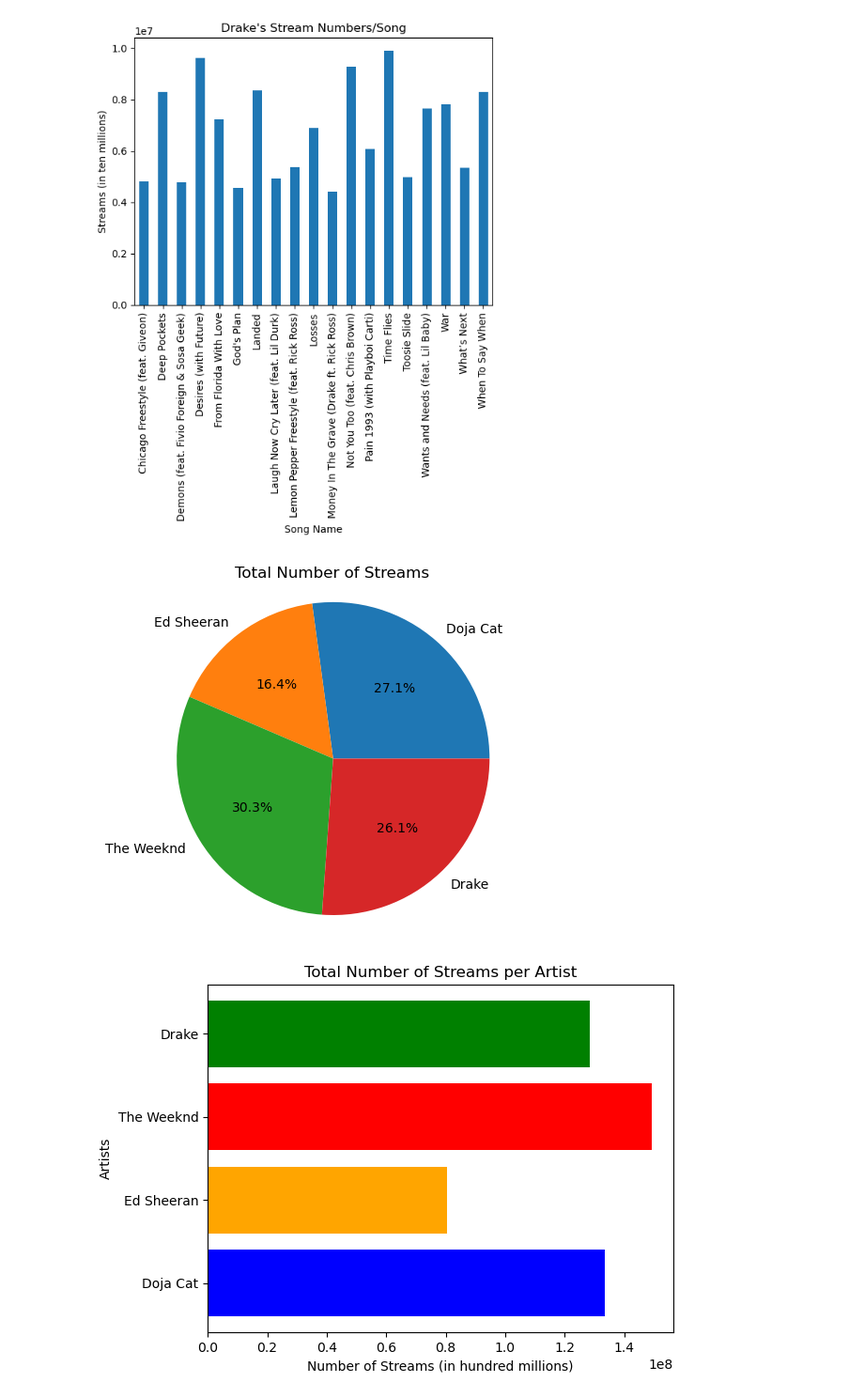
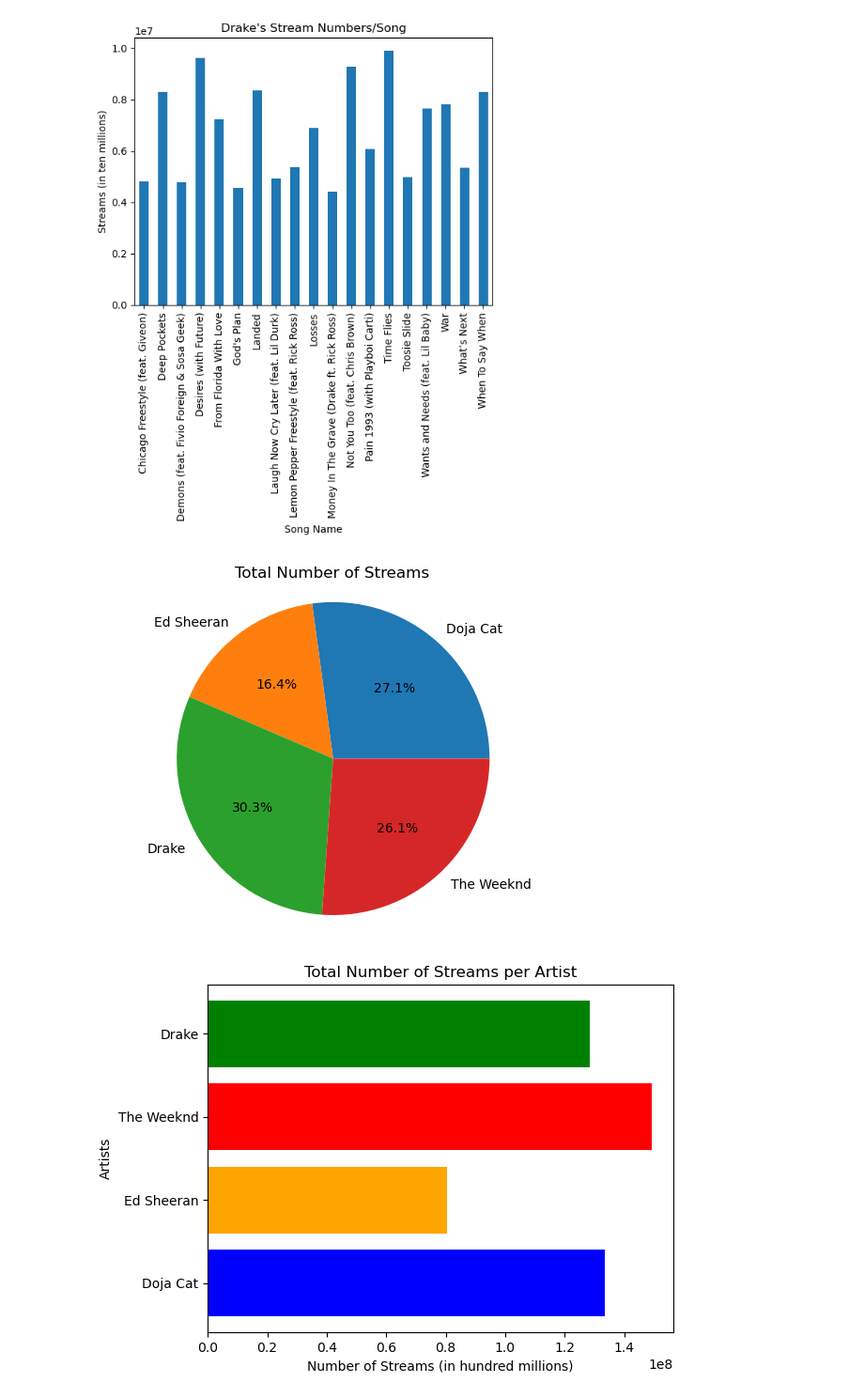
Before and after one commit to AoSxOrca/Project-1, a Jupyter notebook: project1_sewit-notebook.ipynb, the cells around one changed output. Shown at 94% size. Cells and saved outputs as stored; diff of their text form; code cells hidden in the pictures.

Commit message:
new graphs

```diff
--- a/project1_sewit-notebook.ipynb
+++ b/project1_sewit-notebook.ipynb
@@ -175,16 +175,16 @@ plt.show()
 [figure]
 # %%
 # create pie chart to compare total number of streams across artists
-artists = ["Doja Cat", "Ed Sheeran", "The Weeknd", "Drake"]
+artists = ["Doja Cat", "Ed Sheeran", "Drake", "The Weeknd",]
 streams = [doja_cat_total_streams, ed_sheeran_total_streams, the_weeknd_total_streams, drake_total_streams]
 labels=artists
 plt.pie(streams, labels=artists, autopct="%1.1f%%")
 plt.axis("equal")
 plt.title("Total Number of Streams")
+#plt.savefig("totalstreams_piechart.png")
 plt.show()
-#plt.savefig("totalstreams_piechart.png")
 # %% [output]
-[figure, old version]
+[figure, new version]
 # %%
 # create bar graph to compare total number of streams across artists
 plt.barh(artists, streams, color=("Blue", "Orange", "Red", "Green"))
```
Also changed, not shown: parts of 2 cells of this notebook, 1 other file.
